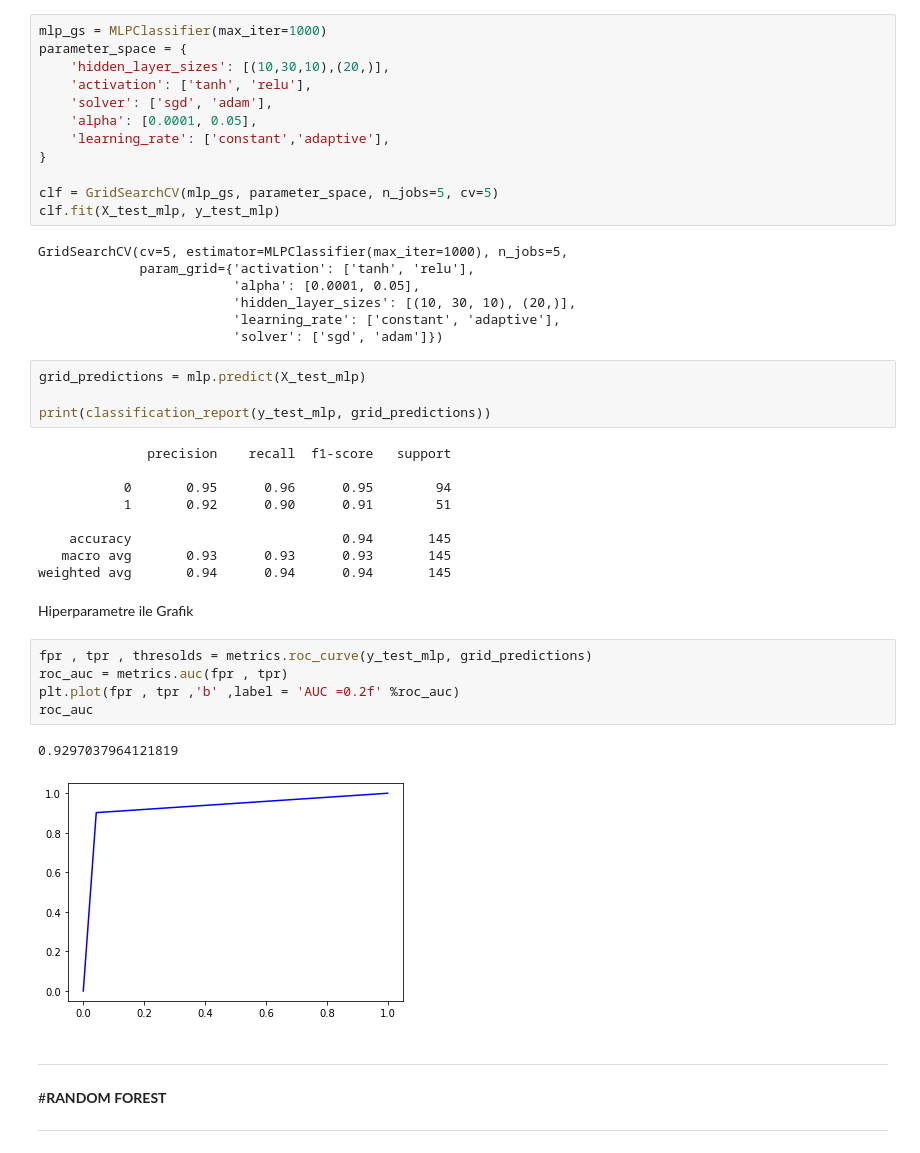
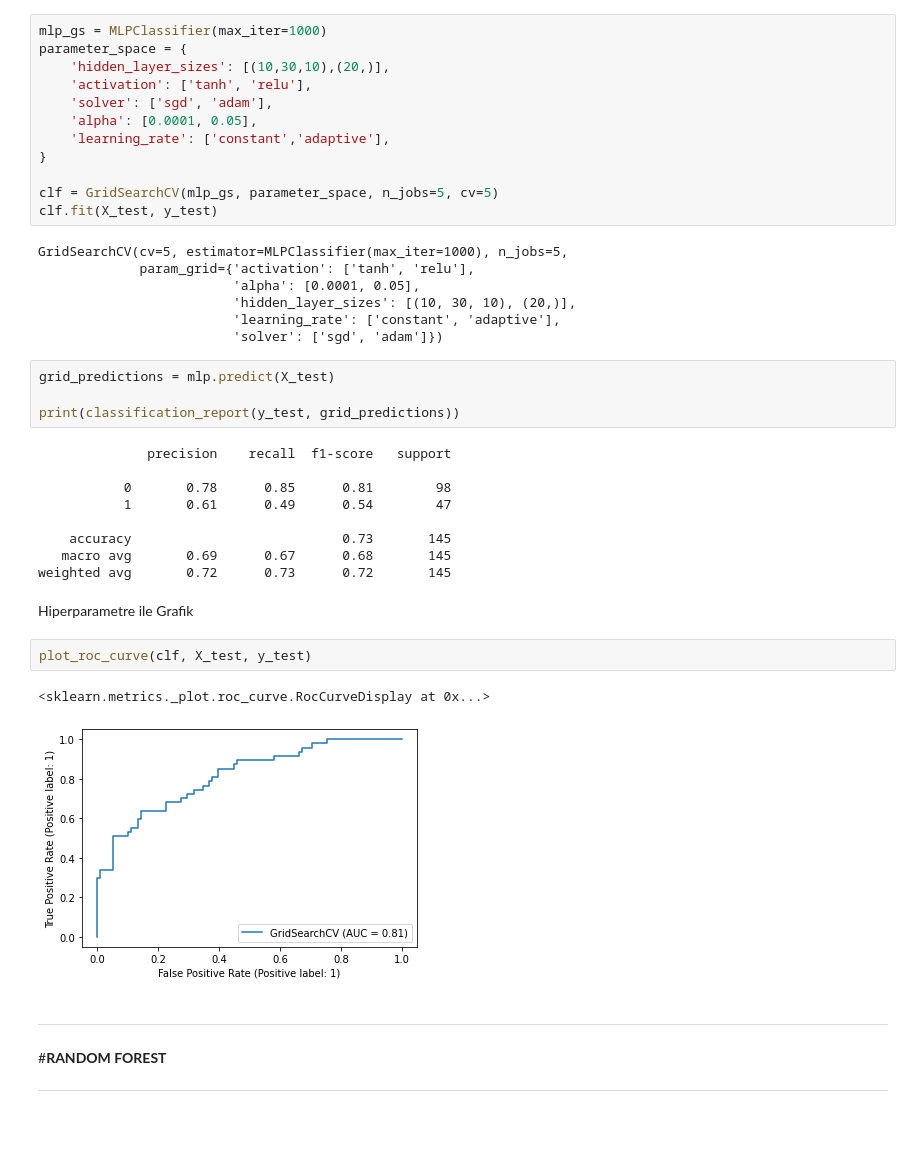
Before and after one commit to BoranOner/Predicting-Diabetes, a Jupyter notebook: SatırVeSütunEksikDengesiz.ipynb, the cells around one changed output. Saved outputs shown, nothing was run; the diff lists cells and outputs as text; blank space fills up the shorter version.

```diff
--- a/SatırVeSütunEksikDengesiz.ipynb
+++ b/SatırVeSütunEksikDengesiz.ipynb
@@ -1019,7 +1007,7 @@ parameter_space = {
 }
 
 clf = GridSearchCV(mlp_gs, parameter_space, n_jobs=5, cv=5)
-clf.fit(X_test_mlp, y_test_mlp)
+clf.fit(X_test, y_test)
 # %% [output]
 GridSearchCV(cv=5, estimator=MLPClassifier(max_iter=1000), n_jobs=5,
              param_grid={'activation': ['tanh', 'relu'],
@@ -1028,28 +1016,25 @@ GridSearchCV(cv=5, estimator=MLPClassifier(max_iter=1000), n_jobs=5,
                          'learning_rate': ['constant', 'adaptive'],
                          'solver': ['sgd', 'adam']})
 # %%
-grid_predictions = mlp.predict(X_test_mlp)
+grid_predictions = mlp.predict(X_test)
 
-print(classification_report(y_test_mlp, grid_predictions))
+print(classification_report(y_test, grid_predictions))
 # %% [output]
               precision    recall  f1-score   support
 
-           0       0.95      0.96      0.95        94
-           1       0.92      0.90      0.91        51
+           0       0.78      0.85      0.81        98
+           1       0.61      0.49      0.54        47
 
-    accuracy                           0.94       145
-   macro avg       0.93      0.93      0.93       145
-weighted avg       0.94      0.94      0.94       145
+    accuracy                           0.73       145
+   macro avg       0.69      0.67      0.68       145
+weighted avg       0.72      0.73      0.72       145
 # %% [markdown]
 Hiperparametre ile Grafik
-# %%
-fpr , tpr , thresolds = metrics.roc_curve(y_test_mlp, grid_predictions)
-roc_auc = metrics.auc(fpr , tpr)
-plt.plot(fpr , tpr ,'b' ,label = 'AUC =0.2f' %roc_auc)
-roc_auc
-# %% [output]
-0.9297037964121819
-[figure, removed]
+# %%
+plot_roc_curve(clf, X_test, y_test)
+# %% [output]
+<sklearn.metrics._plot.roc_curve.RocCurveDisplay at 0x...>
+[figure, added]
 # %% [markdown]
 
 
```
Also changed, not shown: parts of 46 cells of this notebook.
